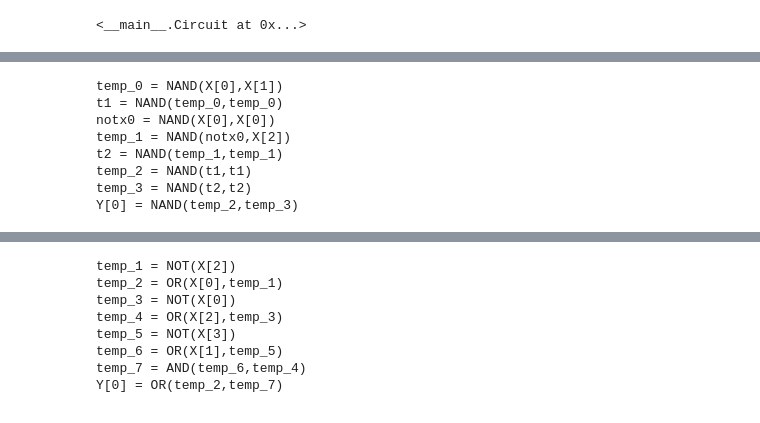
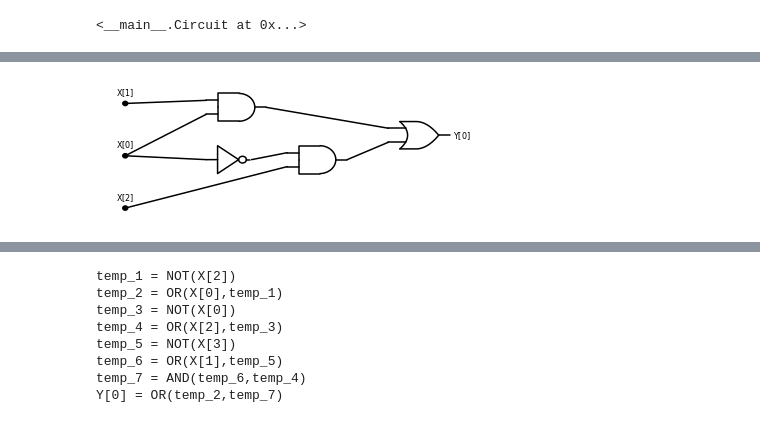
Before and after one commit to boazbk/tcscode, a Jupyter notebook: Chap_03_Computation.ipynb, the cells around one changed output, grey strips where cells are left out. Cells and saved outputs as stored; diff of their text form; code cells hidden in the pictures.

Commit message:
nice circuit visualization with schemdraw

```diff
--- a/Chap_03_Computation.ipynb
+++ b/Chap_03_Computation.ipynb
@@ -47,5 +47,5 @@ prog2circuit(code)
 <__main__.Circuit at 0x...>
 # %%
 C = prog2circuit(code)
-C.render_eval(0,1,1)
+schemdraw(C)
 # %% [output]
@@ -53,3 +52,4 @@ C.render_eval(0,1,1)
+[figure, added]
 # %%
 def AON2NAND(code):
     """Translate an AON-CIRC program to an equivalent NAND-CIRC program"""
@@ -70,14 +70,3 @@ def AON2NAND(code):
             output += f"{foo} = NAND(temp_{counter},temp_{counter+1})\n"
             counter +=2
     return output
-# %%
-print(AON2NAND(code))
-# %% [output]
-temp_0 = NAND(X[0],X[1])
-t1 = NAND(temp_0,temp_0)
-notx0 = NAND(X[0],X[0])
-temp_1 = NAND(notx0,X[2])
-t2 = NAND(temp_1,temp_1)
-temp_2 = NAND(t1,t1)
-temp_3 = NAND(t2,t2)
-Y[0] = NAND(temp_2,temp_3)
```
Also changed, not shown: parts of 15 cells of this notebook, 7 other files.
